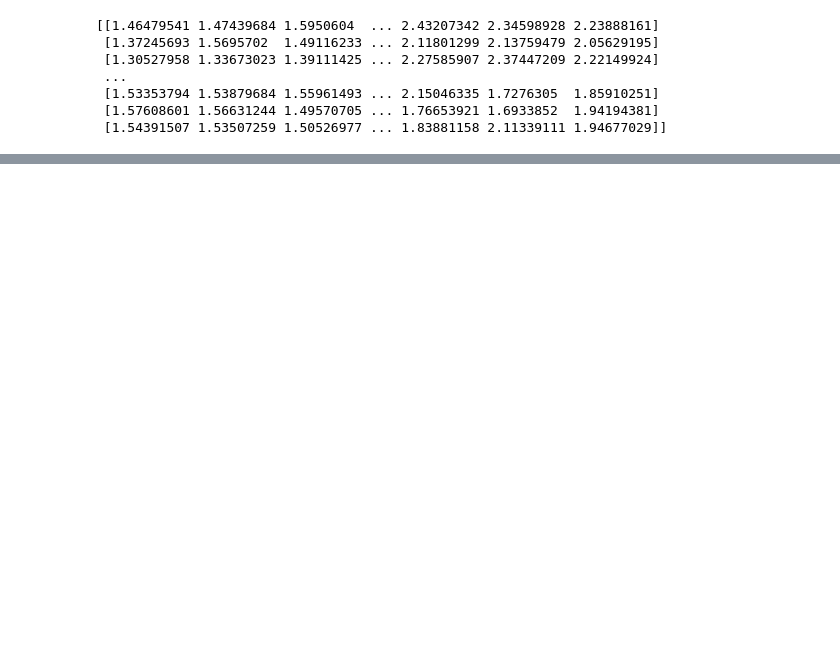
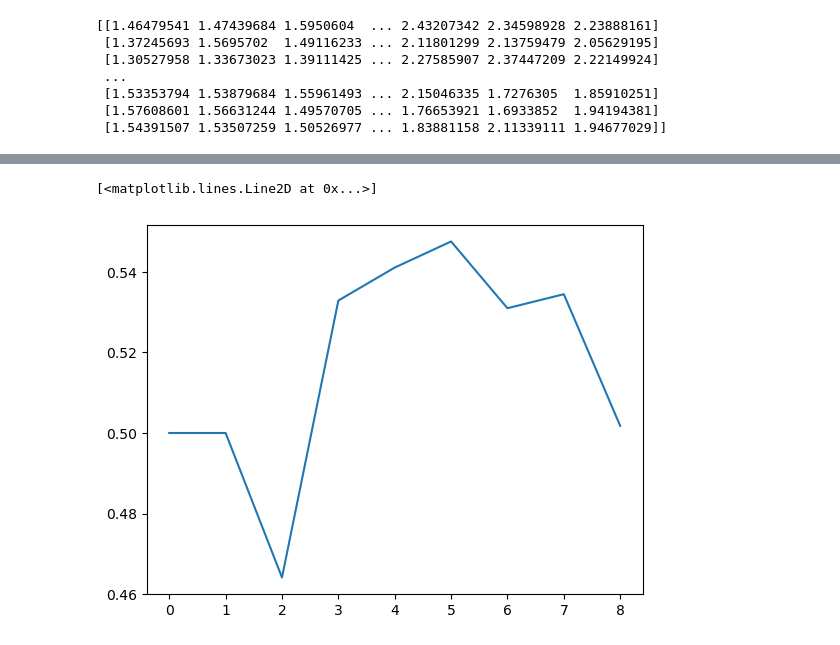
Before and after one commit to akash20122001/B.Tech-Project, a Jupyter notebook: Untitled.ipynb, the cells around one changed output, grey strips where cells are left out. Cells and saved outputs as stored; diff of their text form; code cells hidden in the pictures; blank space fills up the shorter version.

```diff
--- a/Untitled.ipynb
+++ b/Untitled.ipynb
@@ -334,0 +347,5 @@ y_test_pred = dt_clf.predict(x_test)
+# %%
+plt.plot(f1_list)
+# %% [output]
+[<matplotlib.lines.Line2D at 0x...>]
+[figure, added]
```
Also changed, not shown: parts of 34 cells of this notebook.
